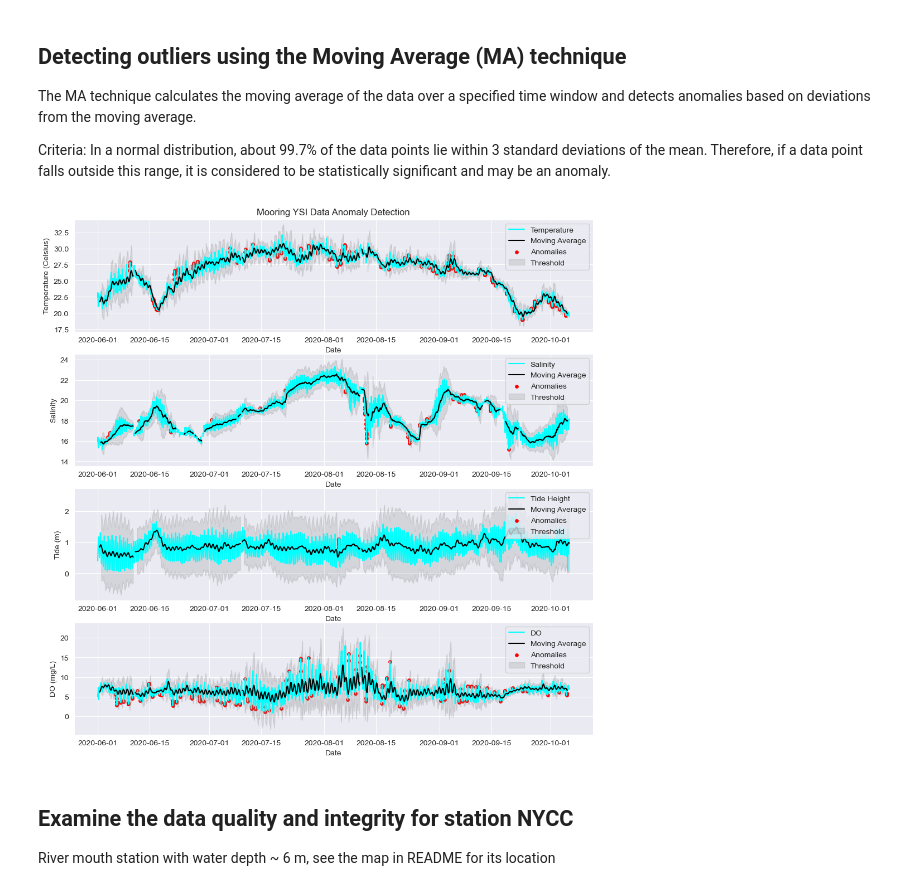
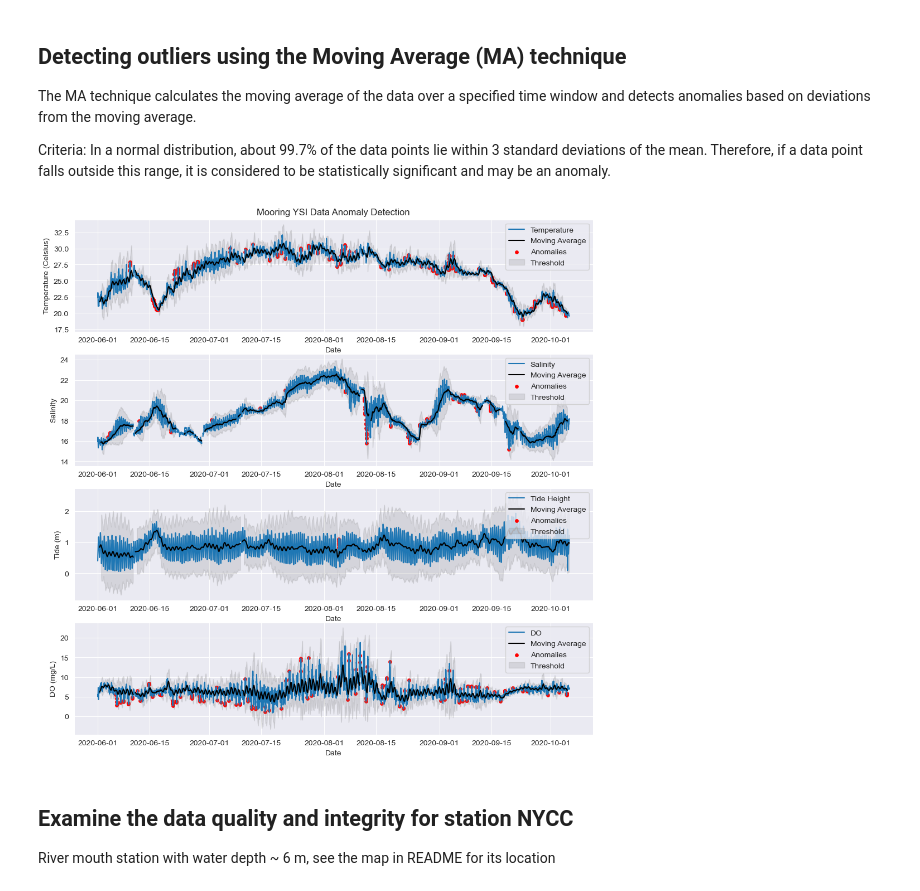
Before and after one commit to Zhu-Yifan/Lafayette_River_Time_Series_Analysis, a Jupyter notebook: notebooks/Data_cleaning_quality_control.ipynb, the cells around one changed output. Cells and saved outputs as stored; diff of their text form; code cells hidden in the pictures.

```diff
--- a/notebooks/Data_cleaning_quality_control.ipynb
+++ b/notebooks/Data_cleaning_quality_control.ipynb
@@ -149,7 +148,7 @@ anomalies = data[deviation_temp.abs() > threshold_temp]
 
 # Plot the temperature and the anomalies
 fig, ax = plt.subplots(4,1, figsize=(12, 12))
-ax[0].plot(data['Date_Time_NY'], data['Temp_NY'], color='cyan', label='Temperature')
+ax[0].plot(data['Date_Time_NY'], data['Temp_NY'], label='Temperature')
 ax[0].plot(data['Date_Time_NY'],  ma_temp, color='black', label='Moving Average')
 ax[0].scatter(anomalies['Date_Time_NY'], anomalies['Temp_NY'], color='red', s=15, label='Anomalies')
 ax[0].fill_between(data['Date_Time_NY'], ma_temp-threshold_temp, ma_temp+threshold_temp, color='gray', alpha=0.2, label='Threshold')
@@ -160,41 +159,41 @@ ax[0].grid(True)
 ax[0].legend()
 
 anomalies = data[deviation_sal.abs() > threshold_sal]
-ax[1].plot(data['Date_Time_NY'], data['Sal_NY'], color='cyan', label='Salinity')
+ax[1].plot(data['Date_Time_NY'], data['Sal_NY'],  label='Salinity')
 ax[1].plot(data['Date_Time_NY'],  ma_sal, color='black', label='Moving Average')
 ax[1].scatter(anomalies['Date_Time_NY'], anomalies['Sal_NY'], color='red', s=15, label='Anomalies')
 ax[1].fill_between(data['Date_Time_NY'], ma_sal-threshold_sal, ma_sal+threshold_sal, color='gray', alpha=0.2, label='Threshold')
 
 ax[1].set_xlabel('Date')
 ax[1].set_ylabel('Salinity')
 ax[1].grid(True)
 ax[1].legend()
 
 anomalies = data[deviation_tide.abs() > threshold_tide]
-ax[2].plot(data['Date_Time_NY'], data['Depth_meter_NY'], color='cyan', label='Tide Height')
+ax[2].plot(data['Date_Time_NY'], data['Depth_meter_NY'],label='Tide Height')
 ax[2].plot(data['Date_Time_NY'],  ma_tide, color='black', label='Moving Average')
 ax[2].scatter(anomalies['Date_Time_NY'], anomalies['Depth_meter_NY'], color='red', s=15, label='Anomalies')
 ax[2].fill_between(data['Date_Time_NY'], ma_tide-threshold_tide, ma_tide+threshold_tide, color='gray', alpha=0.2, label='Threshold')
 #ax[2].set_title('Mooring Tide Anomaly Detection')
 ax[2].set_xlabel('Date')
 ax[2].set_ylabel('Tide (m)')
 ax[2].grid(True)
 ax[2].legend(loc='upper right')
 
 anomalies = data[deviation_DO.abs() > threshold_DO]
-ax[3].plot(data['Date_Time_NY'], data['DO_NY'], color='cyan', label='DO')
+ax[3].plot(data['Date_Time_NY'], data['DO_NY'], label='DO')
 ax[3].plot(data['Date_Time_NY'],  ma_DO, color='black', label='Moving Average')
 ax[3].scatter(anomalies['Date_Time_NY'], anomalies['DO_NY'], color='red', s=15, label='Anomalies')
 ax[3].fill_between(data['Date_Time_NY'], ma_DO-threshold_DO, ma_DO+threshold_DO, color='gray', alpha=0.2, label='Threshold')
 
 ax[3].set_xlabel('Date')
 ax[3].set_ylabel('DO (mg/L)')
 ax[3].grid(True)
 ax[3].legend(loc='upper right')
 
 plt.show()
 # %% [output]
-[figure, old version]
+[figure, new version]
 # %% [markdown]
 ## Examine the data quality and integrity for station NYCC
 River mouth station with water depth ~ 6 m, see the map in README for its location
```
Also changed, not shown: parts of 1 cell of this notebook.
